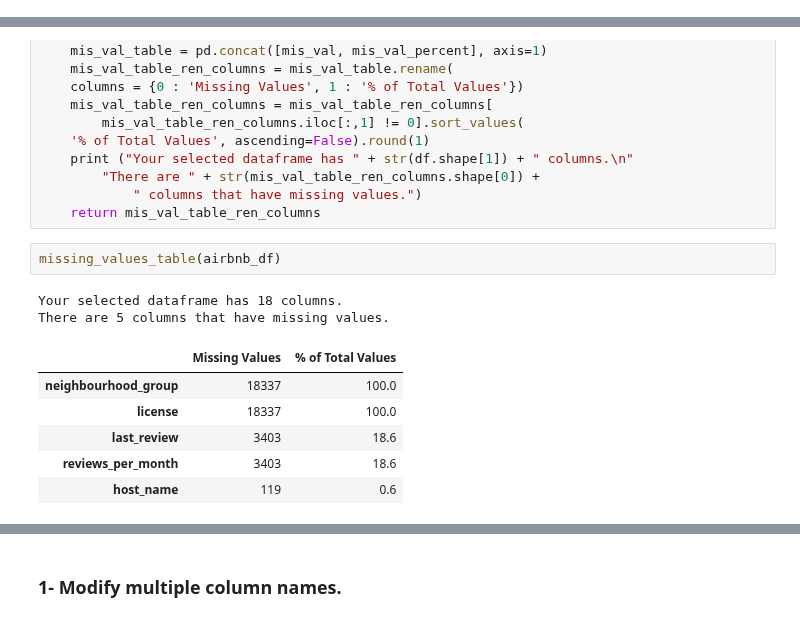
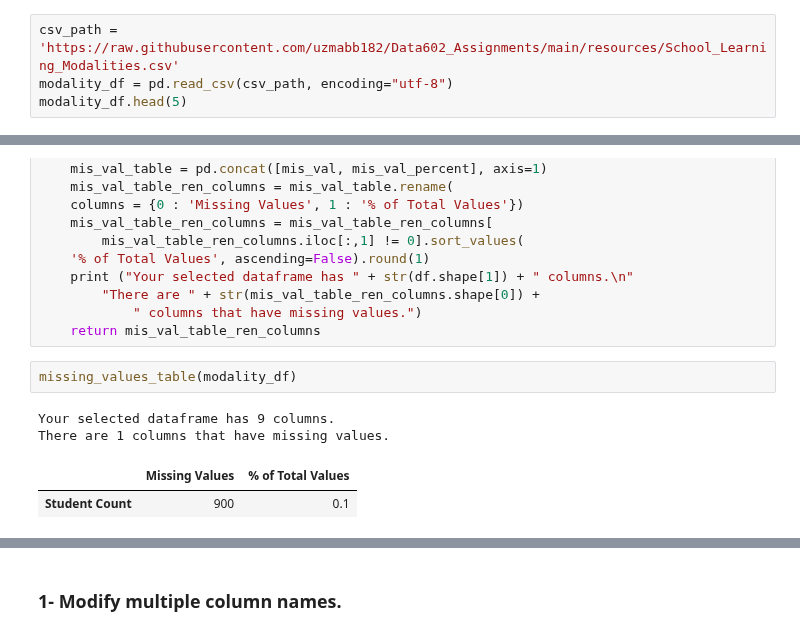
Before and after one commit to uzmabb182/Data602_Assignments, a Jupyter notebook: data_602_final_project.ipynb, the cells around one changed output, grey strips where cells are left out. Saved outputs shown, nothing was run; the diff lists cells and outputs as text.

```diff
--- a/data_602_final_project.ipynb
+++ b/data_602_final_project.ipynb
@@ -91,0 +84,4 @@ airbnb_df.tail(5)
+# %%
+csv_path = 'https://raw.githubusercontent.com/uzmabb182/Data602_Assignments/main/resources/School_Learning_Modalities.csv'
+modality_df = pd.read_csv(csv_path, encoding="utf-8")
+modality_df.head(5)
@@ -187,13 +188,9 @@ def missing_values_table(df):
             " columns that have missing values.")
     return mis_val_table_ren_columns
 # %%
-missing_values_table(airbnb_df)
+missing_values_table(modality_df)
 # %% [output]
-Your selected dataframe has 18 columns.
-There are 5 columns that have missing values.
+Your selected dataframe has 9 columns.
+There are 1 columns that have missing values.
 |  | Missing Values | % of Total Values |
-| neighbourhood_group | 18337 | 100.0 |
-| license | 18337 | 100.0 |
-| last_review | 3403 | 18.6 |
-| reviews_per_month | 3403 | 18.6 |
-| host_name | 119 | 0.6 |
+| Student Count | 900 | 0.1 |
```
Also changed, not shown: parts of 94 cells of this notebook.
